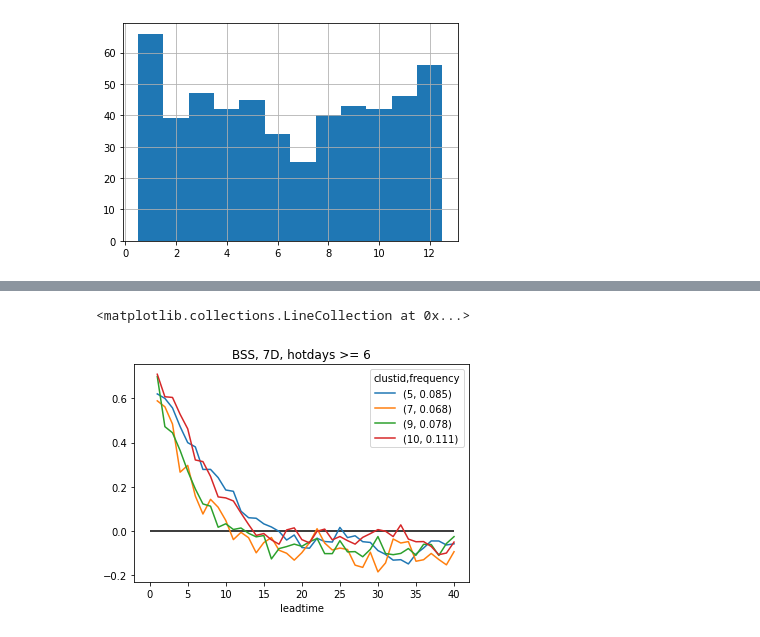
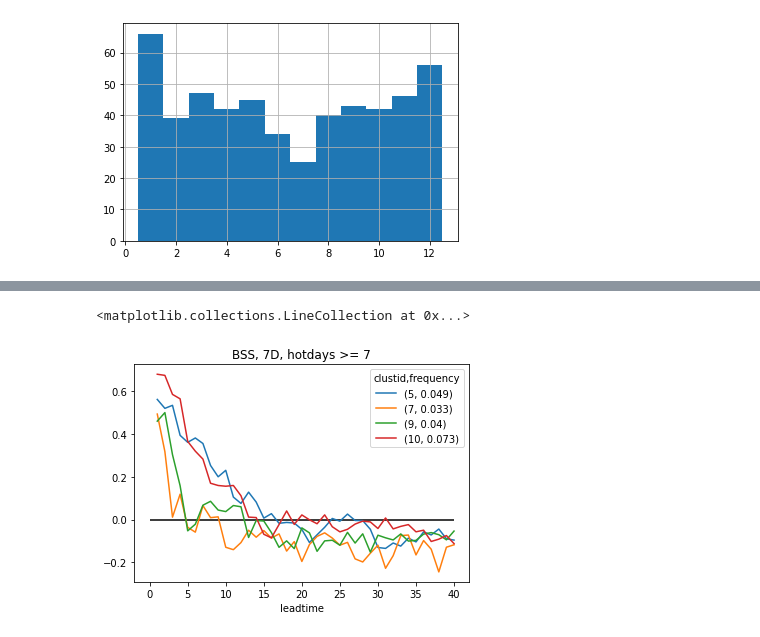
Before and after one commit to chiemvs/SubSeas, a Jupyter notebook: Check_hotdays.ipynb, the cells around one changed output, grey strips where cells are left out. Drawn from its saved outputs; the diff is of its cells as text; code cells hidden in the pictures.

```diff
--- a/Check_hotdays.ipynb
+++ b/Check_hotdays.ipynb
@@ -232,13 +232,13 @@ plt.hlines(0,0,40, color = 'black')
 # %%
-nday = 6
+nday = 7
 test = transform_and_bs(df, nday)
 frequencies = test.groupby('clustid').mean().loc[:,('observation',0)]
 test = test.groupby(['clustid','leadtime']).mean().loc[(clustids,slice(None)),:]
 test['bss'] = 1 - test['pi_bs']/test['climatology_bs']
 score = test.unstack(0)[('bss','')] # column levels are e.g. obs, member, clustid
 score.columns = pd.MultiIndex.from_arrays([score.columns, frequencies.loc[[5,7,9,10]].round(3).values], names = ['clustid','frequency'])
 score.plot(title = f'BSS, 7D, hotdays >= {nday}')
 plt.hlines(0,0,40, color = 'black')
 # %% [output]
 <matplotlib.collections.LineCollection at 0x...>
-[figure, old version]
+[figure, new version]
```
Also changed, not shown: parts of 1 cell of this notebook, 1 other file.
